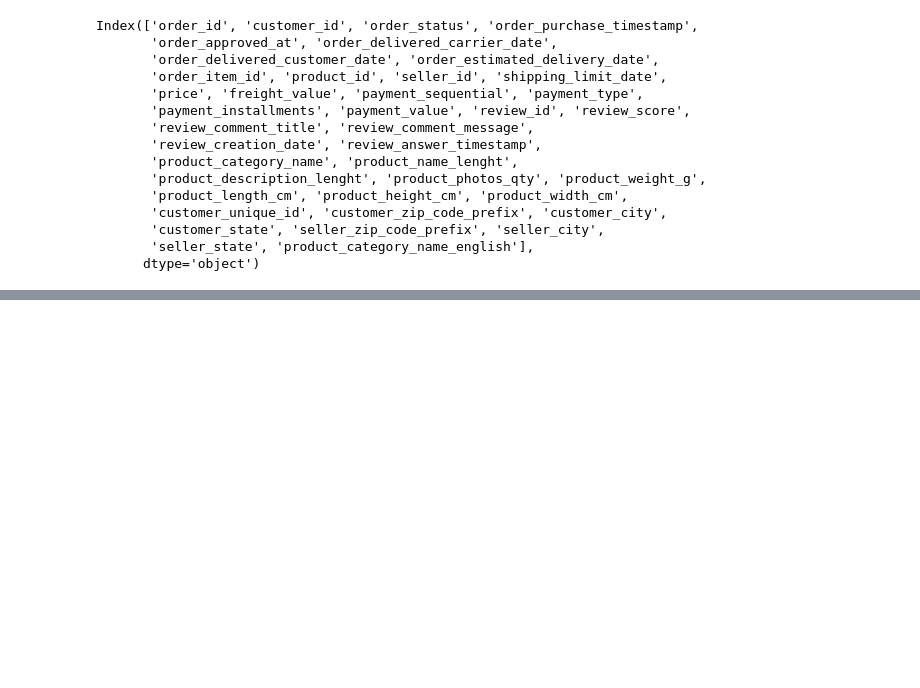
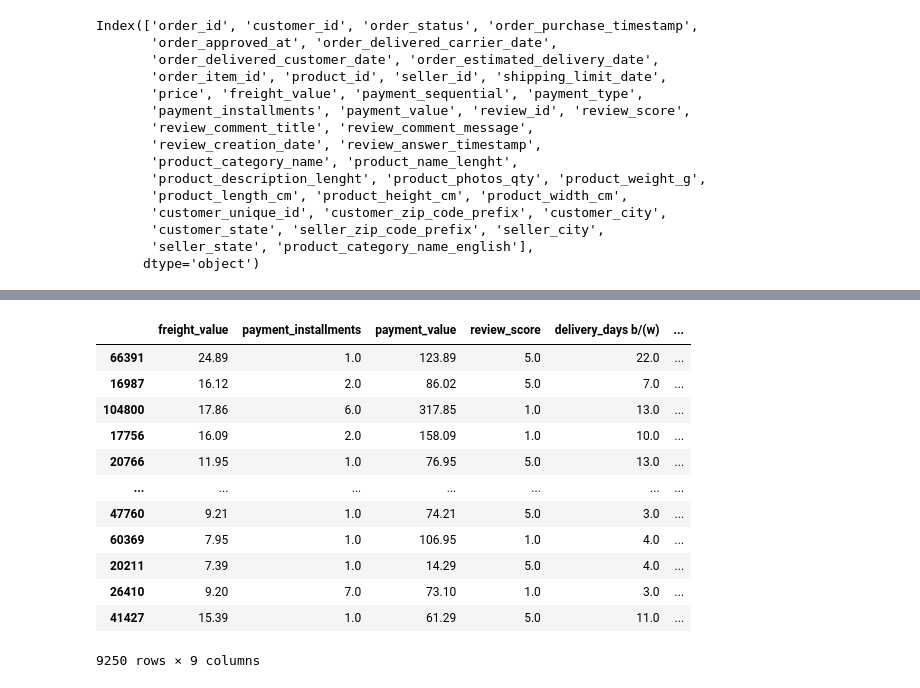
Before and after one commit to lsebahar/Lazuli-Ecommerce-Consulting, a Jupyter notebook: Levi/repeated_customer_analysis.ipynb, the cells around one changed output, grey strips where cells are left out. Saved outputs shown, nothing was run; the diff lists cells and outputs as text; code cells hidden in the pictures; blank space fills up the shorter version.

```diff
--- a/Levi/repeated_customer_analysis.ipynb
+++ b/Levi/repeated_customer_analysis.ipynb
@@ -194,2 +172,3 @@ data['delivery_time b/(w)'] = data['order_estimated_delivery_date'] - data['orde
 # %%
-data['delivery_days b/(w)'] = data['delivery_time b/(w)'].apply(lambda x: x.days)
+data['review_answer_time'] = data['review_answer_timestamp'] - data['review_creation_date']
+data['review_response_days'] = data['review_answer_time'].apply(lambda x: x.days)
@@ -211,4 +175,7 @@ Name: delivery_days b/(w), Length: 11743, dtype: int64
+# %%
+data['freight_percent'] = data['freight_value'] / data['payment_value']
 # %%
 first_order_df = data.sort_values(by='order_purchase_timestamp')
+first_order_df = first_order_df.loc[first_order_df['order_purchase_timestamp']!=0]
 first_order_df.drop_duplicates(subset ="customer_unique_id",keep = 'first', inplace = True)
 # %%
@@ -229,0 +187,19 @@ first_order_df
+# %%
+df_clean = first_order_df[['freight_value','payment_installments','payment_value','review_score','delivery_days b/(w)','review_response_days','freight_percent','late','repeat?']].copy()
+# %%
+df_clean = df_clean.dropna()
+df_clean
+# %% [output]
+|  | freight_value | payment_installments | payment_value | review_score | delivery_days b/(w) | ... |
+| 66391 | 24.89 | 1.0 | 123.89 | 5.0 | 22.0 | ... |
+| 16987 | 16.12 | 2.0 | 86.02 | 5.0 | 7.0 | ... |
+| 104800 | 17.86 | 6.0 | 317.85 | 1.0 | 13.0 | ... |
+| 17756 | 16.09 | 2.0 | 158.09 | 1.0 | 10.0 | ... |
+| 20766 | 11.95 | 1.0 | 76.95 | 5.0 | 13.0 | ... |
+| ... | ... | ... | ... | ... | ... | ... |
+| 47760 | 9.21 | 1.0 | 74.21 | 5.0 | 3.0 | ... |
+| 60369 | 7.95 | 1.0 | 106.95 | 1.0 | 4.0 | ... |
+| 20211 | 7.39 | 1.0 | 14.29 | 5.0 | 4.0 | ... |
+| 26410 | 9.20 | 7.0 | 73.10 | 1.0 | 3.0 | ... |
+| 41427 | 15.39 | 1.0 | 61.29 | 5.0 | 11.0 | ... |
+9250 rows × 9 columns
```
Also changed, not shown: parts of 34 cells of this notebook, 1 other file.
